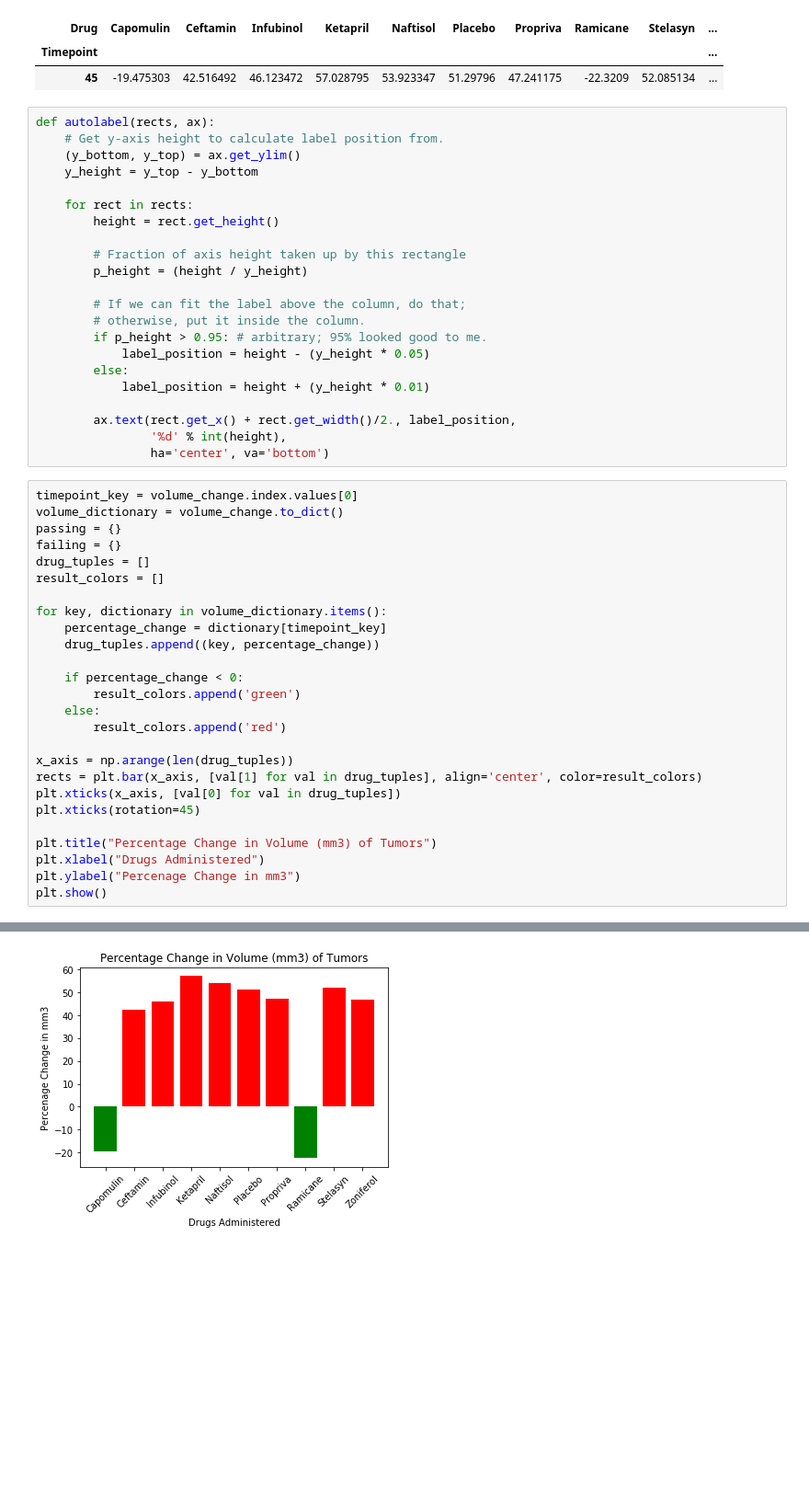
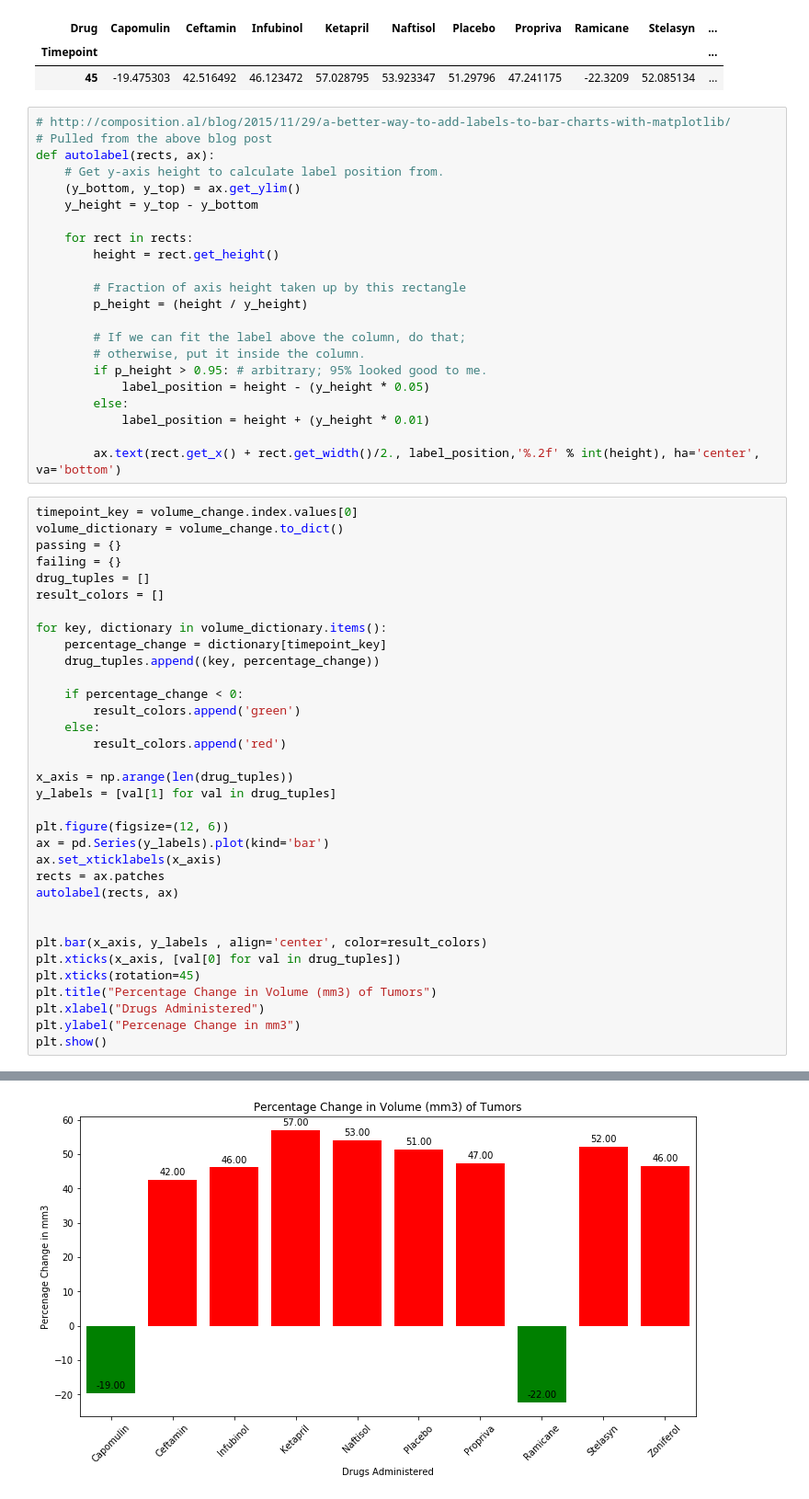
Before and after one commit to adamahrens/matplotlib-challenge, a Jupyter notebook: Pymaceuticals/Matplotlib.ipynb, the cells around one changed output, grey strips where cells are left out. Shown at 92% size. Drawn from its saved outputs; the diff is of its cells as text; blank space fills up the shorter version.

Commit message:
Getting bar plot to display with labels

```diff
--- a/Pymaceuticals/Matplotlib.ipynb
+++ b/Pymaceuticals/Matplotlib.ipynb
@@ -243,6 +243,8 @@ volume_change
 | Timepoint |  |  |  |  |  |  |  |  |  | ... |
 | 45 | -19.475303 | 42.516492 | 46.123472 | 57.028795 | 53.923347 | 51.29796 | 47.241175 | -22.3209 | 52.085134 | ... |
 # %%
+# http://composition.al/blog/2015/11/29/a-better-way-to-add-labels-to-bar-charts-with-matplotlib/
+# Pulled from the above blog post
 def autolabel(rects, ax):
     # Get y-axis height to calculate label position from.
     (y_bottom, y_top) = ax.get_ylim()
@@ -261,9 +263,7 @@ def autolabel(rects, ax):
         else:
             label_position = height + (y_height * 0.01)
 
-        ax.text(rect.get_x() + rect.get_width()/2., label_position,
-                '%d' % int(height),
-                ha='center', va='bottom')
+        ax.text(rect.get_x() + rect.get_width()/2., label_position,'%.2f' % int(height), ha='center', va='bottom')
 # %%
 timepoint_key = volume_change.index.values[0]
 volume_dictionary = volume_change.to_dict()
@@ -282,10 +282,18 @@ for key, dictionary in volume_dictionary.items():
         result_colors.append('red')
 
 x_axis = np.arange(len(drug_tuples))
-rects = plt.bar(x_axis, [val[1] for val in drug_tuples], align='center', color=result_colors)
+y_labels = [val[1] for val in drug_tuples]
+
+plt.figure(figsize=(12, 6))
+ax = pd.Series(y_labels).plot(kind='bar')
+ax.set_xticklabels(x_axis)
+rects = ax.patches
+autolabel(rects, ax)
+
+
+plt.bar(x_axis, y_labels , align='center', color=result_colors)
 plt.xticks(x_axis, [val[0] for val in drug_tuples])
 plt.xticks(rotation=45)
-
 plt.title("Percentage Change in Volume (mm3) of Tumors")
 plt.xlabel("Drugs Administered")
 plt.ylabel("Percenage Change in mm3")
@@ -294 +303 @@ plt.show()
-[figure, old version]
+[figure, new version]
```
Also changed, not shown: parts of 1 cell of this notebook.
